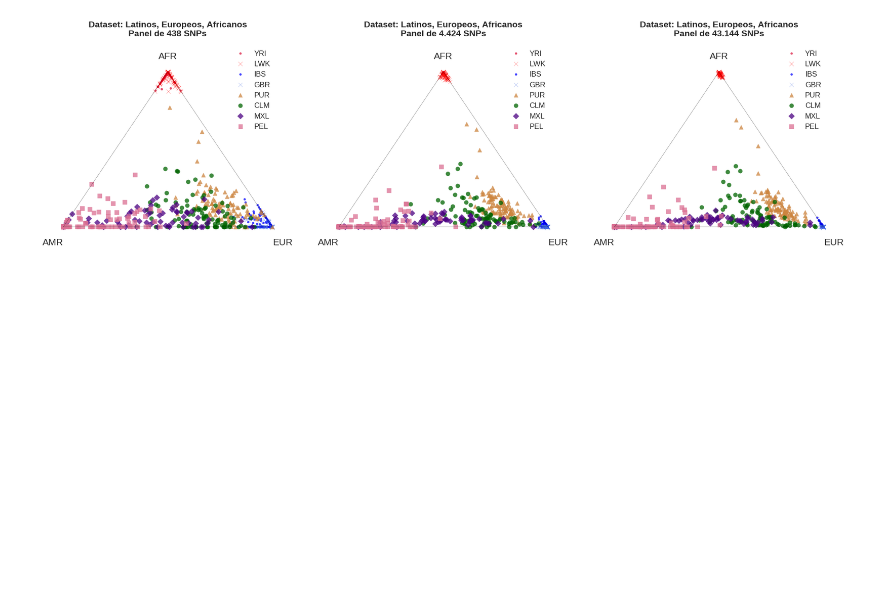
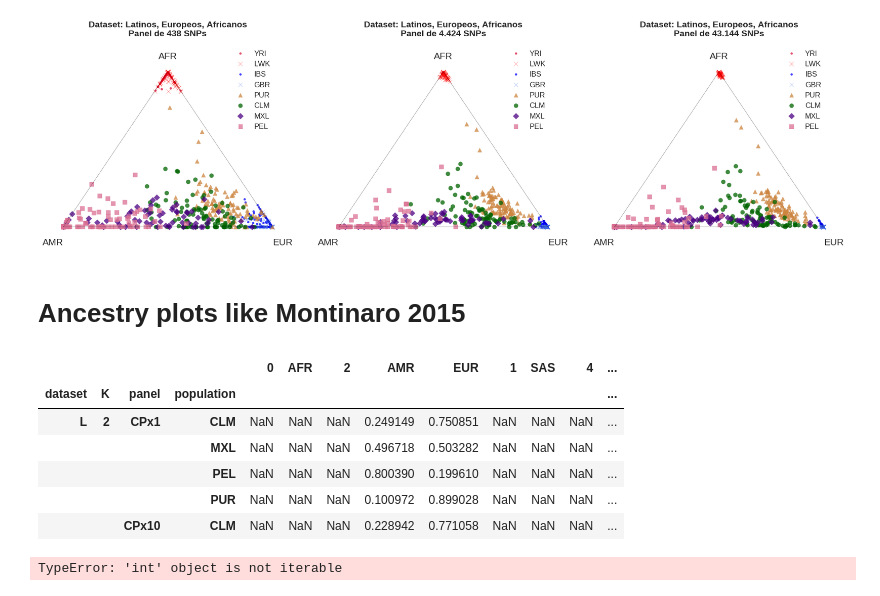
Before and after one commit to jmberros/tesina, a Jupyter notebook: tesina__ADMIXTURE.ipynb, the cells around one changed output. Drawn from its saved outputs; the diff is of its cells as text; code cells hidden in the pictures; blank space fills up the shorter version.

Commit message:
mean_ancestries method

```diff
--- a/tesina__ADMIXTURE.ipynb
+++ b/tesina__ADMIXTURE.ipynb
@@ -70,11 +70,3 @@ admixture_cv_errors.plot()
 [figure]
 # %% [markdown]
 ## Ancestry ratios per population (mean) and per individual sample
-# %%
-%%time
-# 20s to run this cell if only_optimal_Ks=True
-
-from admixture.results import AdmixtureResults
-
-admix_results = AdmixtureResults()
-ancestries_df = admix_results.read_ancestry_files(only_optimal_Ks=False)
@@ -140,3 +111,25 @@ A value is trying to be set on a copy of a slice from a DataFrame
 See the caveats in the documentation: http://pandas.pydata.org/pandas-docs/stable/indexing.html#indexing-view-versus-copy
 [figure]
 [figure]
+# %% [markdown]
+# Ancestry plots like Montinaro 2015
+# %%
+from admixture.results import AdmixtureResults
+
+
+admix = AdmixtureResults()
+mean_ancestries = admix.mean_ancestries_by_population(ancestries_df)
+mean_ancestries.head()
+# %% [output]
+|  |  |  |  | 0 | AFR | 2 | AMR | EUR | 1 | SAS | 4 | ... |
+| dataset | K | panel | population |  |  |  |  |  |  |  |  | ... |
+| L | 2 | CPx1 | CLM | NaN | NaN | NaN | 0.249149 | 0.750851 | NaN | NaN | NaN | ... |
+|  |  |  | MXL | NaN | NaN | NaN | 0.496718 | 0.503282 | NaN | NaN | NaN | ... |
+|  |  |  | PEL | NaN | NaN | NaN | 0.800390 | 0.199610 | NaN | NaN | NaN | ... |
+|  |  |  | PUR | NaN | NaN | NaN | 0.100972 | 0.899028 | NaN | NaN | NaN | ... |
+|  |  | CPx10 | CLM | NaN | NaN | NaN | 0.228942 | 0.771058 | NaN | NaN | NaN | ... |
+# %%
+for (d, K, p, pop), df in mean_ancestries:
+    print(d, K, p, pop)
+# %% [output]
+TypeError: 'int' object is not iterable
```
Also changed, not shown: parts of 2 cells of this notebook, 1 other file.
